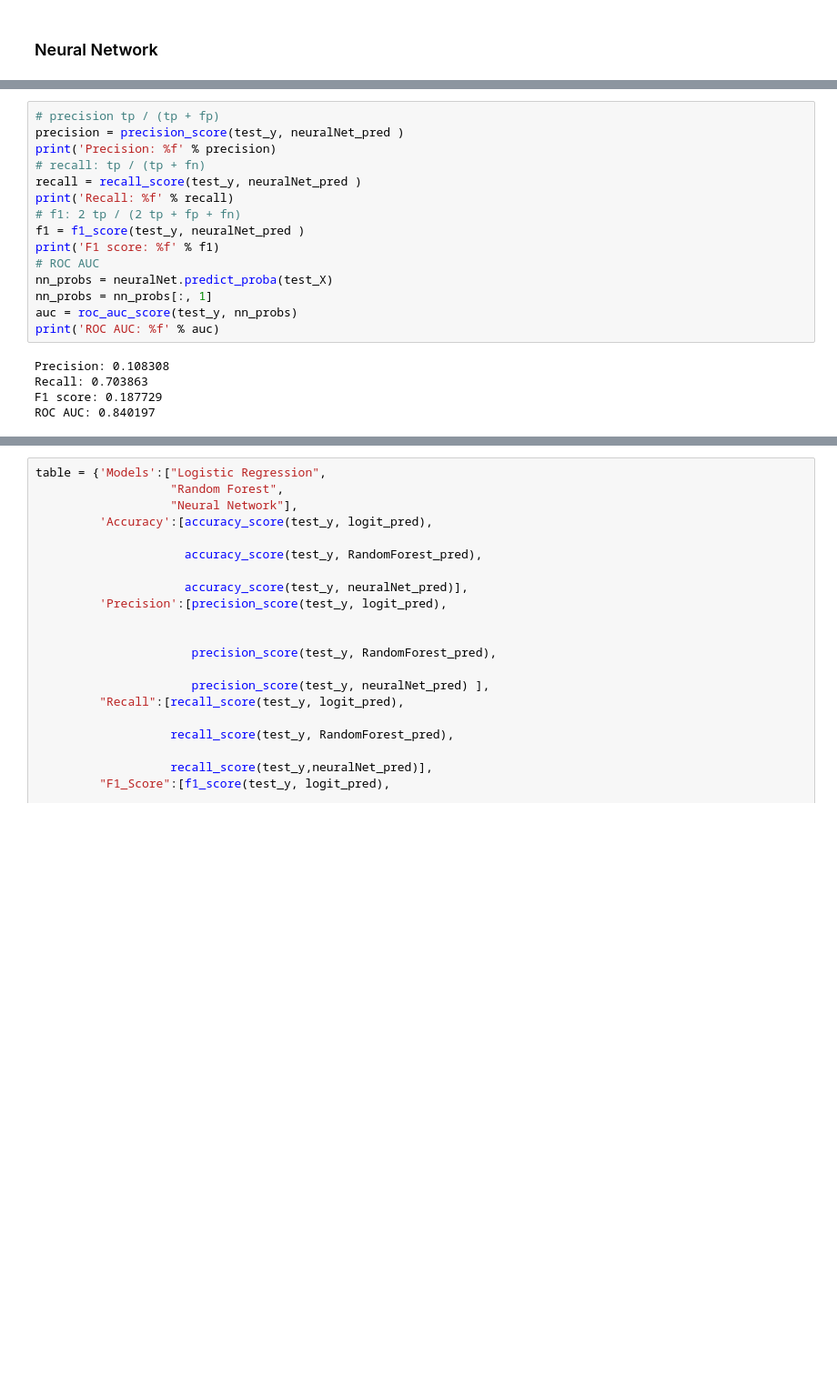
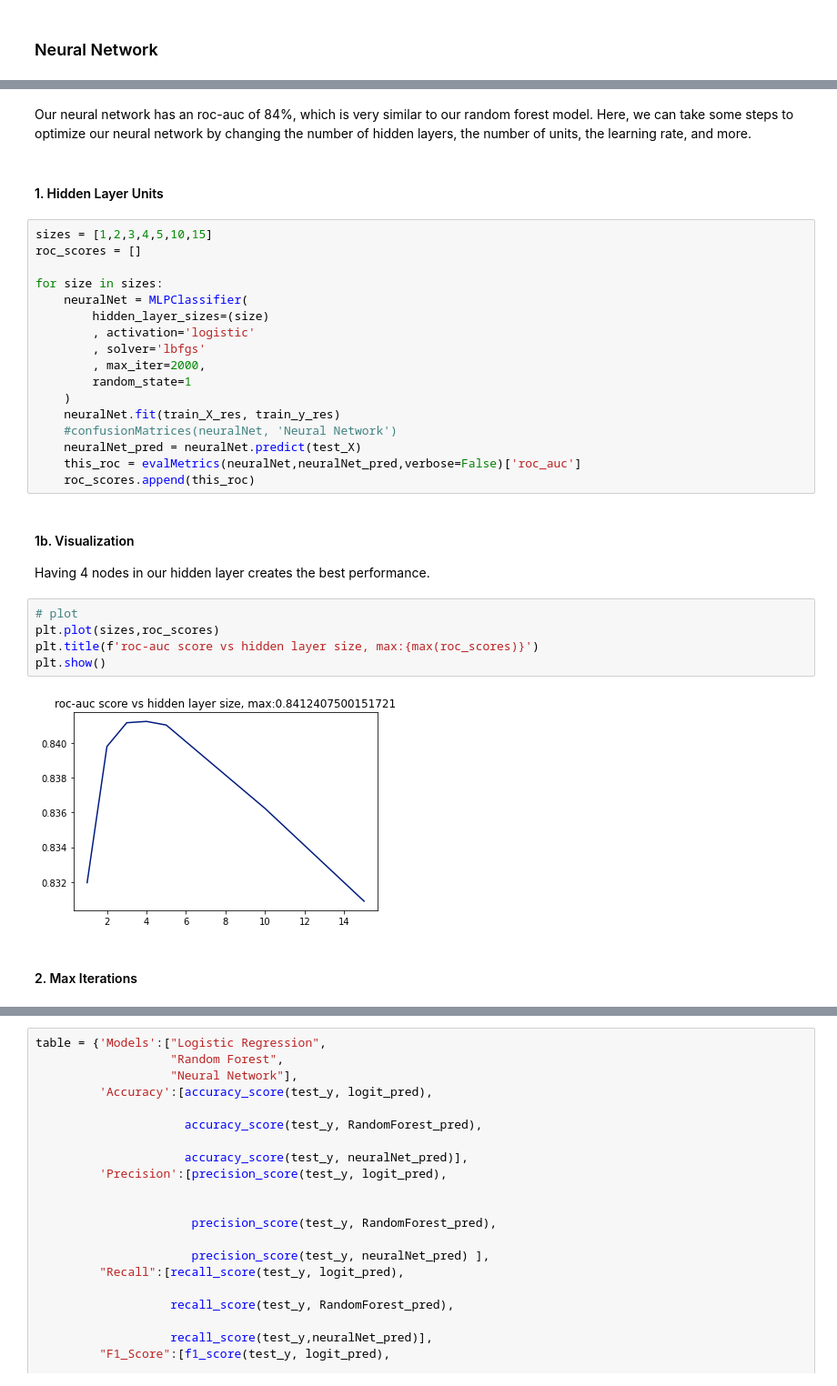
Before and after one commit to kayfilipp/HigherME, a Jupyter notebook: census_data/Modeling.ipynb, the cells around one changed output, grey strips where cells are left out. Shown: that part at 91% size. Cells and saved outputs as stored; diff of their text form; blank space fills up the shorter version.

Commit message:
tune neural net

```diff
--- a/census_data/Modeling.ipynb
+++ b/census_data/Modeling.ipynb
@@ -542,20 +542,33 @@ Actual     0     1
-# %%
-# precision tp / (tp + fp)
-precision = precision_score(test_y, neuralNet_pred )
-print('Precision: %f' % precision)
-# recall: tp / (tp + fn)
-recall = recall_score(test_y, neuralNet_pred )
-print('Recall: %f' % recall)
-# f1: 2 tp / (2 tp + fp + fn)
-f1 = f1_score(test_y, neuralNet_pred )
-print('F1 score: %f' % f1)
-# ROC AUC
-nn_probs = neuralNet.predict_proba(test_X)
-nn_probs = nn_probs[:, 1]
-auc = roc_auc_score(test_y, nn_probs)
-print('ROC AUC: %f' % auc)
-# %% [output]
-Precision: 0.108308
-Recall: 0.703863
-F1 score: 0.187729
-ROC AUC: 0.840197
+# %% [markdown]
+Our neural network has an roc-auc of 84%, which is very similar to our random forest model. Here, we can take some steps to optimize our neural network by changing the number of hidden layers, the number of units, the learning rate, and more.
+# %% [markdown]
+#### 1. Hidden Layer Units
+# %%
+sizes = [1,2,3,4,5,10,15]
+roc_scores = []
+
+for size in sizes:
+    neuralNet = MLPClassifier(
+        hidden_layer_sizes=(size)
+        , activation='logistic'
+        , solver='lbfgs'
+        , max_iter=2000,
+        random_state=1
+    )
+    neuralNet.fit(train_X_res, train_y_res)
+    #confusionMatrices(neuralNet, 'Neural Network')
+    neuralNet_pred = neuralNet.predict(test_X)
+    this_roc = evalMetrics(neuralNet,neuralNet_pred,verbose=False)['roc_auc']
+    roc_scores.append(this_roc)
+# %% [markdown]
+#### 1b. Visualization
+Having 4 nodes in our hidden layer creates the best performance.
+# %%
+# plot
+plt.plot(sizes,roc_scores)
+plt.title(f'roc-auc score vs hidden layer size, max:{max(roc_scores)}')
+plt.show()
+# %% [output]
+[figure, added]
+# %% [markdown]
+#### 2. Max Iterations
```
Also changed, not shown: parts of 71 cells of this notebook.
